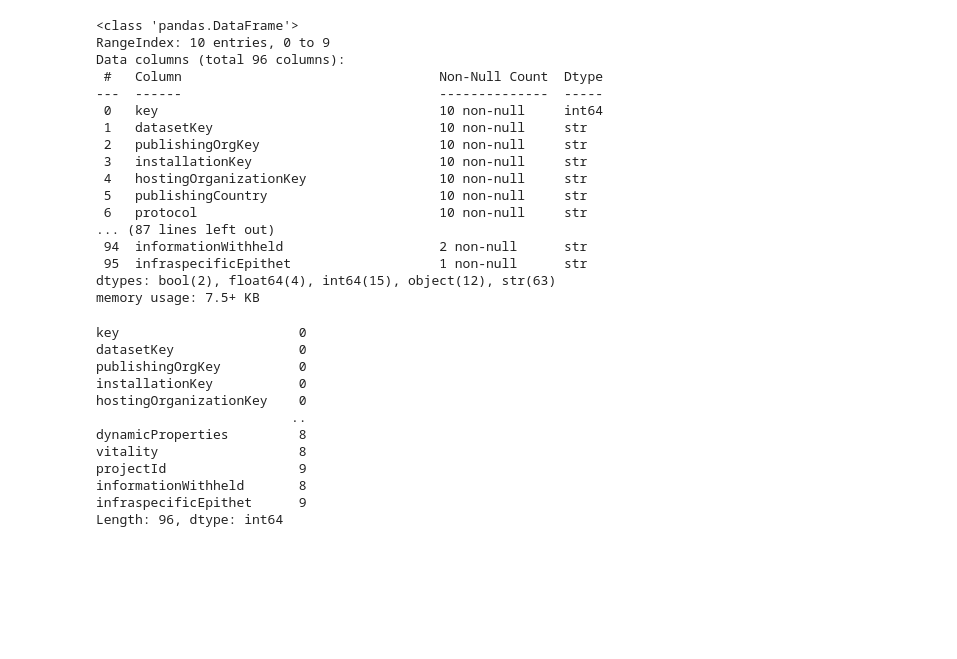
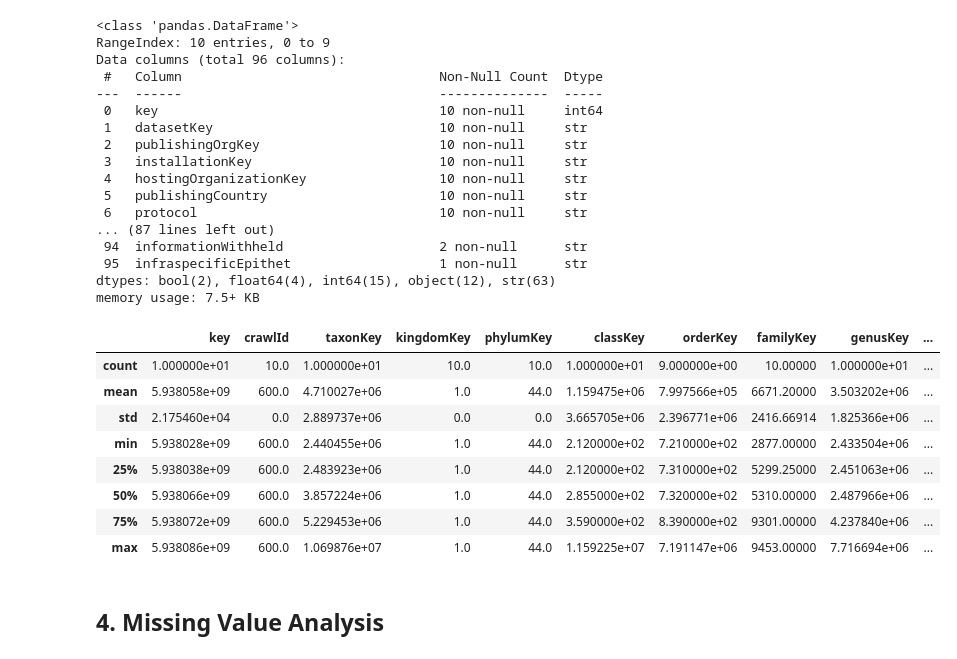
Before and after one commit to Janellesspaceship/Forest-Explorer-Kenya, a Jupyter notebook: notebooks/01_explore_gbif.ipynb, the cells around one changed output. Drawn from its saved outputs; the diff is of its cells as text; code cells hidden in the pictures; blank space fills up the shorter version.

Commit message:
Clean, standardize and engineer GBIF biodiversity dataset

```diff
--- a/notebooks/01_explore_gbif.ipynb
+++ b/notebooks/01_explore_gbif.ipynb
@@ -61,18 +73,17 @@ Data columns (total 96 columns):
  95  infraspecificEpithet                   1 non-null      str
 dtypes: bool(2), float64(4), int64(15), object(12), str(63)
 memory usage: 7.5+ KB
-# %%
-df.isnull().sum()
-# %% [output]
-key                       0
-datasetKey                0
-publishingOrgKey          0
-installationKey           0
-hostingOrganizationKey    0
-                         ..
-dynamicProperties         8
-vitality                  8
-projectId                 9
-informationWithheld       8
-infraspecificEpithet      9
-Length: 96, dtype: int64
+# %%
+df.describe()
+# %% [output]
+|  | key | crawlId | taxonKey | kingdomKey | phylumKey | classKey | orderKey | familyKey | genusKey | ... |
+| count | 1.000000e+01 | 10.0 | 1.000000e+01 | 10.0 | 10.0 | 1.000000e+01 | 9.000000e+00 | 10.00000 | 1.000000e+01 | ... |
+| mean | 5.938058e+09 | 600.0 | 4.710027e+06 | 1.0 | 44.0 | 1.159475e+06 | 7.997566e+05 | 6671.20000 | 3.503202e+06 | ... |
+| std | 2.175460e+04 | 0.0 | 2.889737e+06 | 0.0 | 0.0 | 3.665705e+06 | 2.396771e+06 | 2416.66914 | 1.825366e+06 | ... |
+| min | 5.938028e+09 | 600.0 | 2.440455e+06 | 1.0 | 44.0 | 2.120000e+02 | 7.210000e+02 | 2877.00000 | 2.433504e+06 | ... |
+| 25% | 5.938038e+09 | 600.0 | 2.483923e+06 | 1.0 | 44.0 | 2.120000e+02 | 7.310000e+02 | 5299.25000 | 2.451063e+06 | ... |
+| 50% | 5.938066e+09 | 600.0 | 3.857224e+06 | 1.0 | 44.0 | 2.855000e+02 | 7.320000e+02 | 5310.00000 | 2.487966e+06 | ... |
+| 75% | 5.938072e+09 | 600.0 | 5.229453e+06 | 1.0 | 44.0 | 3.590000e+02 | 8.390000e+02 | 9301.00000 | 4.237840e+06 | ... |
+| max | 5.938086e+09 | 600.0 | 1.069876e+07 | 1.0 | 44.0 | 1.159225e+07 | 7.191147e+06 | 9453.00000 | 7.716694e+06 | ... |
+# %% [markdown]
+## 4. Missing Value Analysis
```
Also changed, not shown: parts of 21 cells of this notebook, 1 other file.
